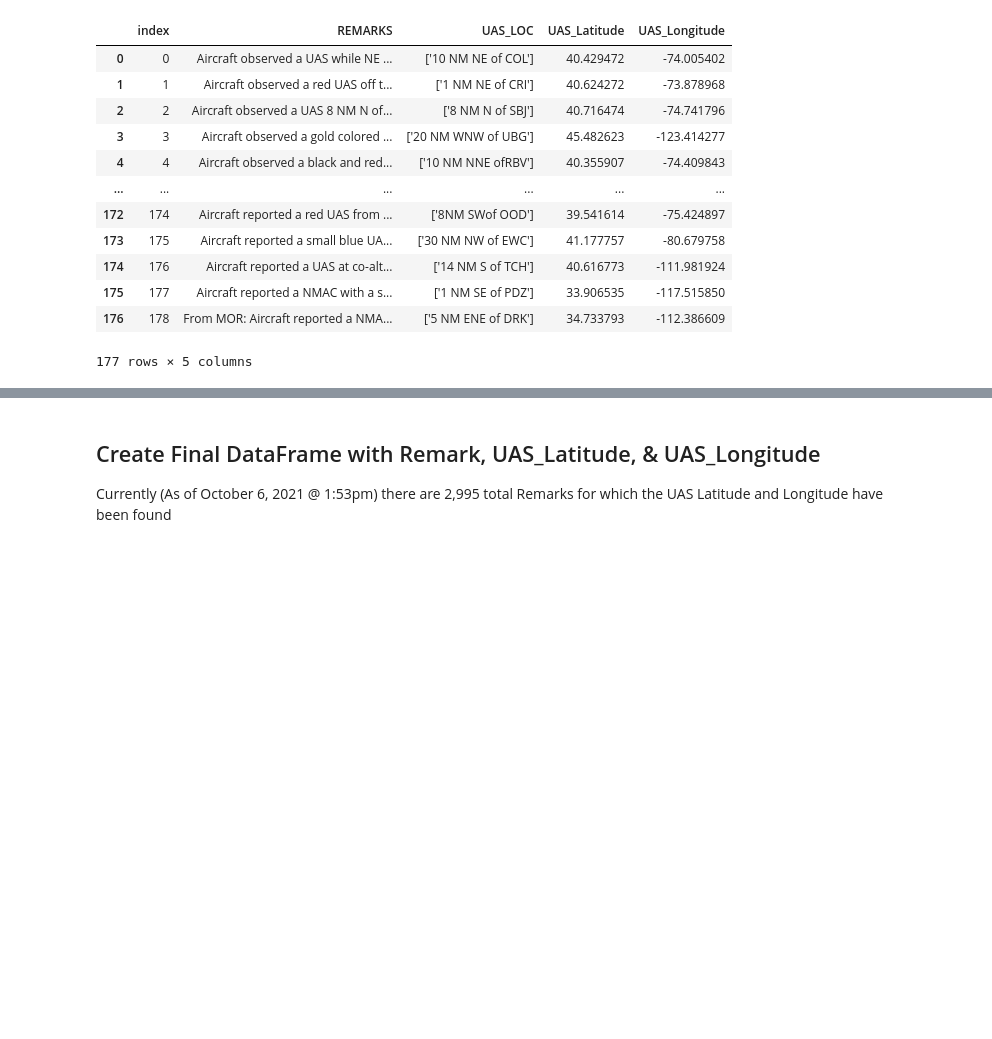
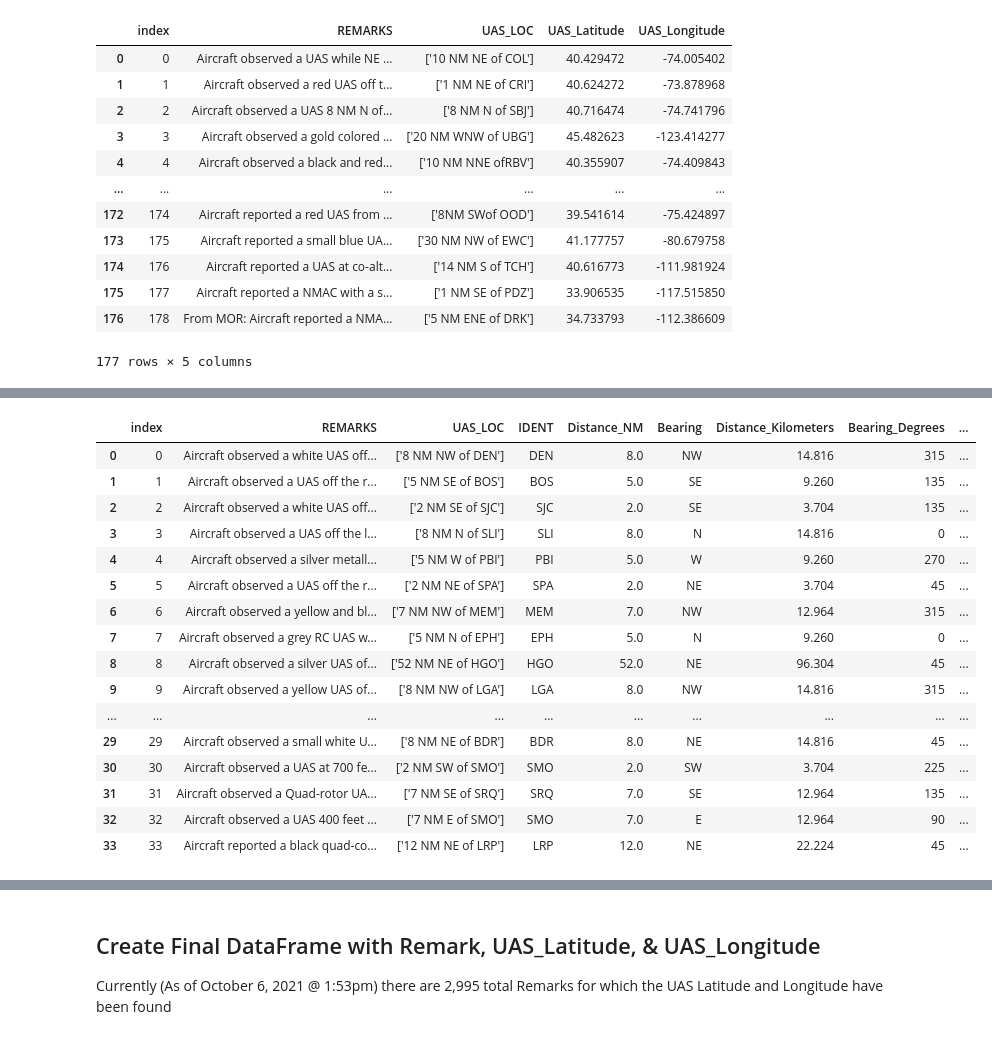
Before and after one commit to LexMG/DAEN690-FAA-UAS, a Jupyter notebook: Completed_UAS_Locations.ipynb, the cells around one changed output, grey strips where cells are left out. Saved outputs shown, nothing was run; the diff lists cells and outputs as text; code cells hidden in the pictures; blank space fills up the shorter version.

```diff
--- a/Completed_UAS_Locations.ipynb
+++ b/Completed_UAS_Locations.ipynb
@@ -117,0 +190,20 @@ std_uas_navaid1
+# %%
+nav1
+# %% [output]
+|  | index | REMARKS | UAS_LOC | IDENT | Distance_NM | Bearing | Distance_Kilometers | Bearing_Degrees | ... |
+| 0 | 0 | Aircraft observed a white UAS off... | ['8 NM NW of DEN'] | DEN | 8.0 | NW | 14.816 | 315 | ... |
+| 1 | 1 | Aircraft observed a UAS off the r... | ['5 NM SE of BOS'] | BOS | 5.0 | SE | 9.260 | 135 | ... |
+| 2 | 2 | Aircraft observed a white UAS off... | ['2 NM SE of SJC'] | SJC | 2.0 | SE | 3.704 | 135 | ... |
+| 3 | 3 | Aircraft observed a UAS off the l... | ['8 NM N of SLI'] | SLI | 8.0 | N | 14.816 | 0 | ... |
+| 4 | 4 | Aircraft observed a silver metall... | ['5 NM W of PBI'] | PBI | 5.0 | W | 9.260 | 270 | ... |
+| 5 | 5 | Aircraft observed a UAS off the r... | ['2 NM NE of SPA'] | SPA | 2.0 | NE | 3.704 | 45 | ... |
+| 6 | 6 | Aircraft observed a yellow and bl... | ['7 NM NW of MEM'] | MEM | 7.0 | NW | 12.964 | 315 | ... |
+| 7 | 7 | Aircraft observed a grey RC UAS w... | ['5 NM N of EPH'] | EPH | 5.0 | N | 9.260 | 0 | ... |
+| 8 | 8 | Aircraft observed a silver UAS of... | ['52 NM NE of HGO'] | HGO | 52.0 | NE | 96.304 | 45 | ... |
+| 9 | 9 | Aircraft observed a yellow UAS of... | ['8 NM NW of LGA'] | LGA | 8.0 | NW | 14.816 | 315 | ... |
+| ... | ... | ... | ... | ... | ... | ... | ... | ... | ... |
+| 29 | 29 | Aircraft observed a small white U... | ['8 NM NE of BDR'] | BDR | 8.0 | NE | 14.816 | 45 | ... |
+| 30 | 30 | Aircraft observed a UAS at 700 fe... | ['2 NM SW of SMO'] | SMO | 2.0 | SW | 3.704 | 225 | ... |
+| 31 | 31 | Aircraft observed a Quad-rotor UA... | ['7 NM SE of SRQ'] | SRQ | 7.0 | SE | 12.964 | 135 | ... |
+| 32 | 32 | Aircraft observed a UAS 400 feet ... | ['7 NM E of SMO'] | SMO | 7.0 | E | 12.964 | 90 | ... |
+| 33 | 33 | Aircraft reported a black quad-co... | ['12 NM NE of LRP'] | LRP | 12.0 | NE | 22.224 | 45 | ... |
```
Also changed, not shown: parts of 15 cells of this notebook.
